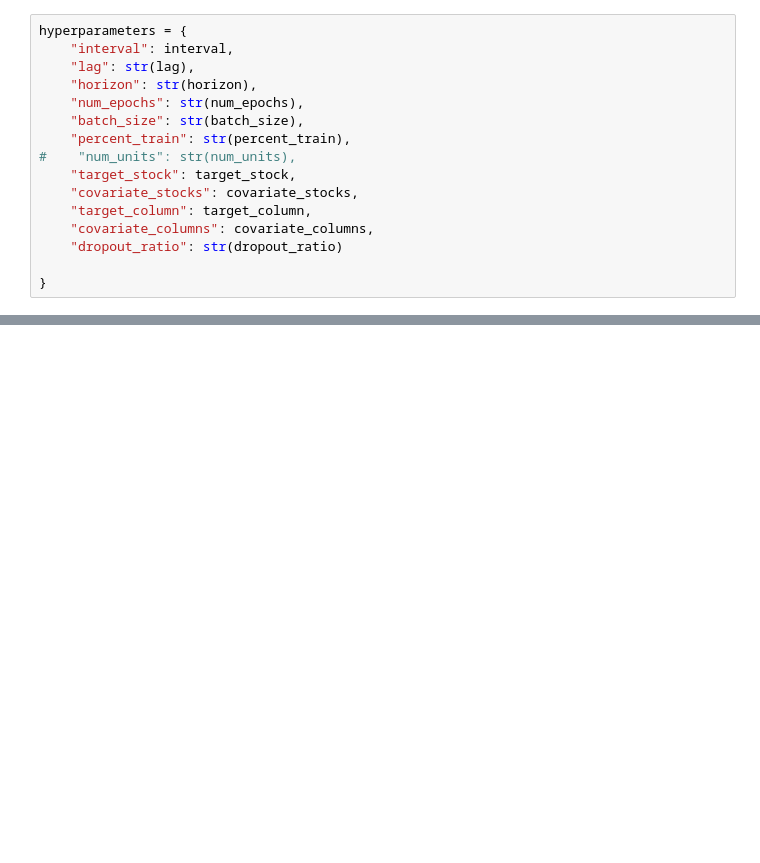
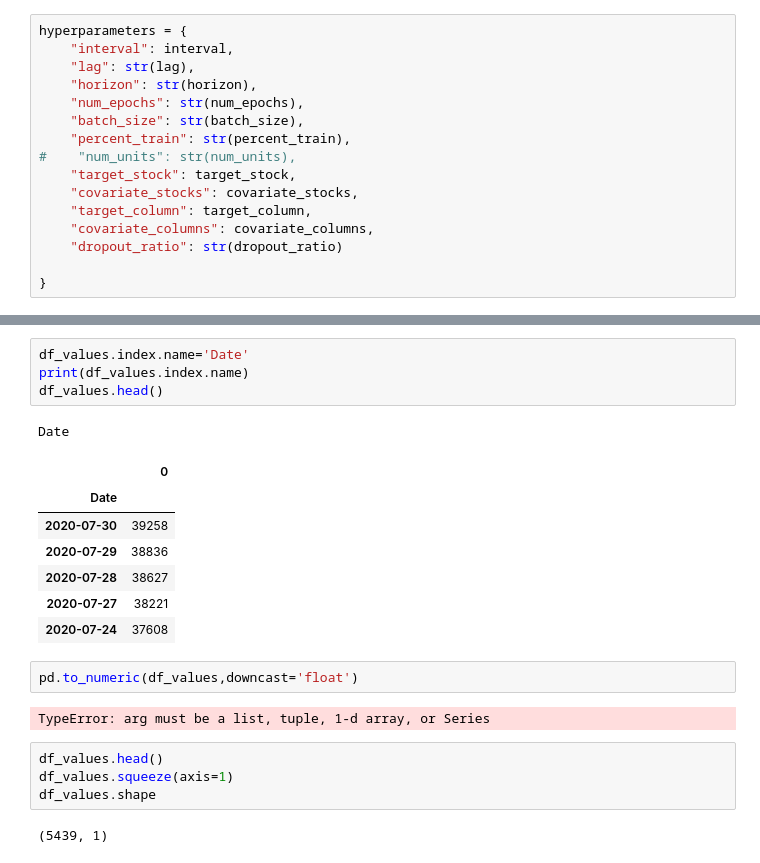
Before and after one commit to m-ali-awan/Udacity-Capstone-Project, a Jupyter notebook: Stock_Price_Prediction_Capstone.ipynb, the cells around one changed output, grey strips where cells are left out. Cells and saved outputs as stored; diff of their text form; blank space fills up the shorter version.

```diff
--- a/Stock_Price_Prediction_Capstone.ipynb
+++ b/Stock_Price_Prediction_Capstone.ipynb
@@ -41,0 +191,23 @@ hyperparameters = {
+# %%
+df_values.index.name='Date'
+print(df_values.index.name)
+df_values.head()
+# %% [output]
+Date
+|  | 0 |
+| Date |  |
+| 2020-07-30 | 39258 |
+| 2020-07-29 | 38836 |
+| 2020-07-28 | 38627 |
+| 2020-07-27 | 38221 |
+| 2020-07-24 | 37608 |
+# %%
+pd.to_numeric(df_values,downcast='float')
+# %% [output]
+TypeError: arg must be a list, tuple, 1-d array, or Series
+# %%
+df_values.head()
+df_values.squeeze(axis=1)
+df_values.shape
+# %% [output]
+(5439, 1)
```
Also changed, not shown: parts of 18 cells of this notebook, 5 other files.
